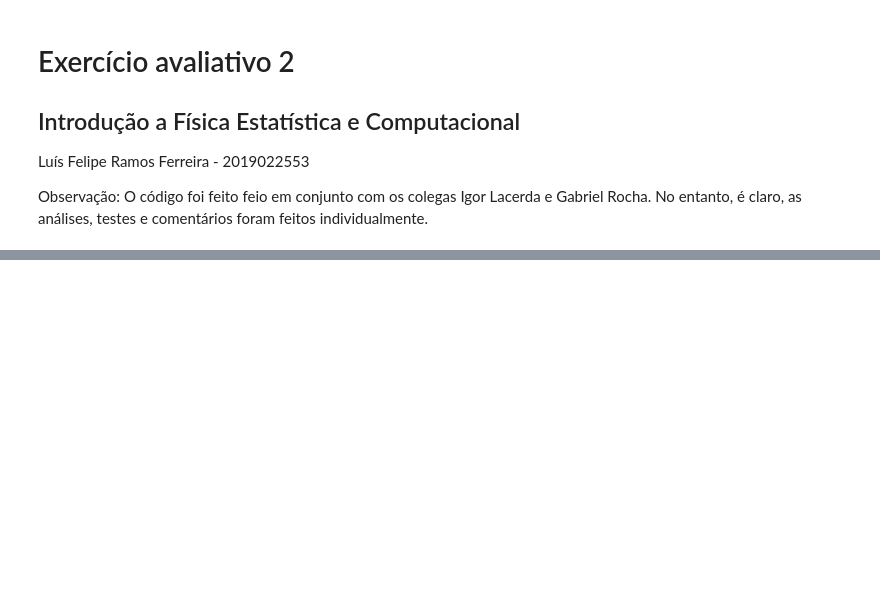
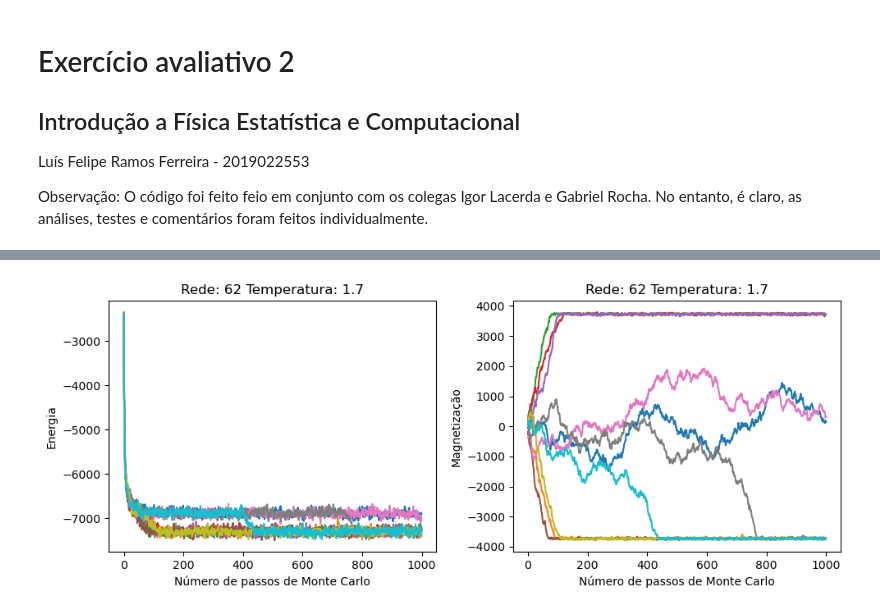
Before and after one commit to lframosferreira/fisica-estatistica-computacional, a Jupyter notebook: termalizacao_ising/main.ipynb, the cells around one changed output, grey strips where cells are left out. Saved outputs shown, nothing was run; the diff lists cells and outputs as text; code cells hidden in the pictures; blank space fills up the shorter version.

```diff
--- a/termalizacao_ising/main.ipynb
+++ b/termalizacao_ising/main.ipynb
@@ -157,0 +109,4 @@ Novamente, o caso "exagerado" ficou não inteligível. Não houve convergência
+# %%
+plot_execucoes(N=10, comprimento=62, temperatura=1.7)
+# %% [output]
+[figure, added]
```
Also changed, not shown: parts of 14 cells of this notebook.
